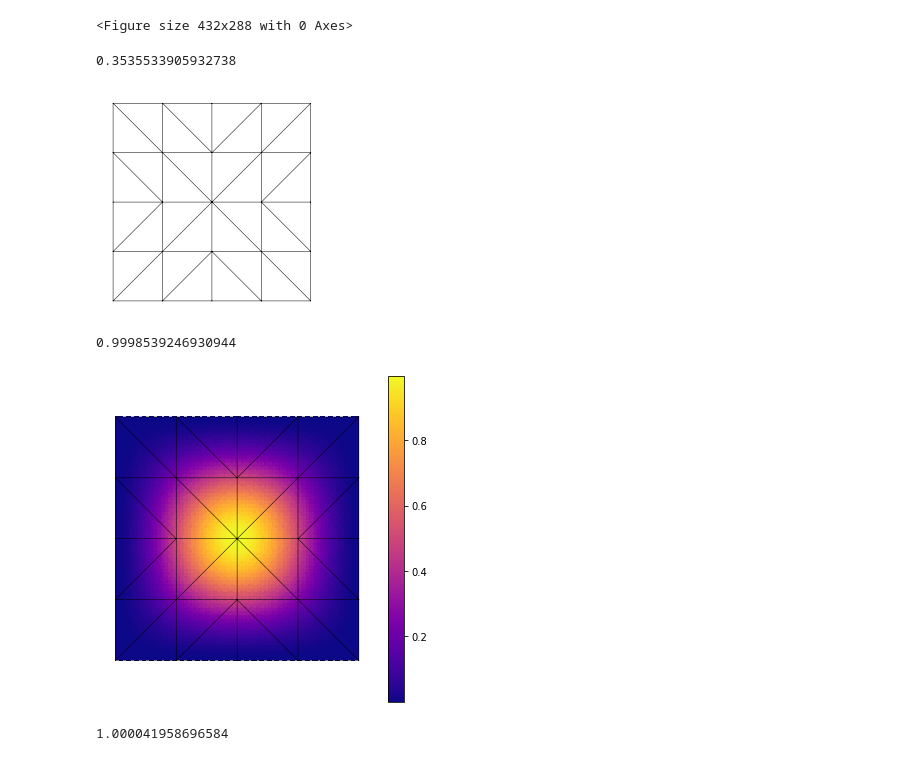
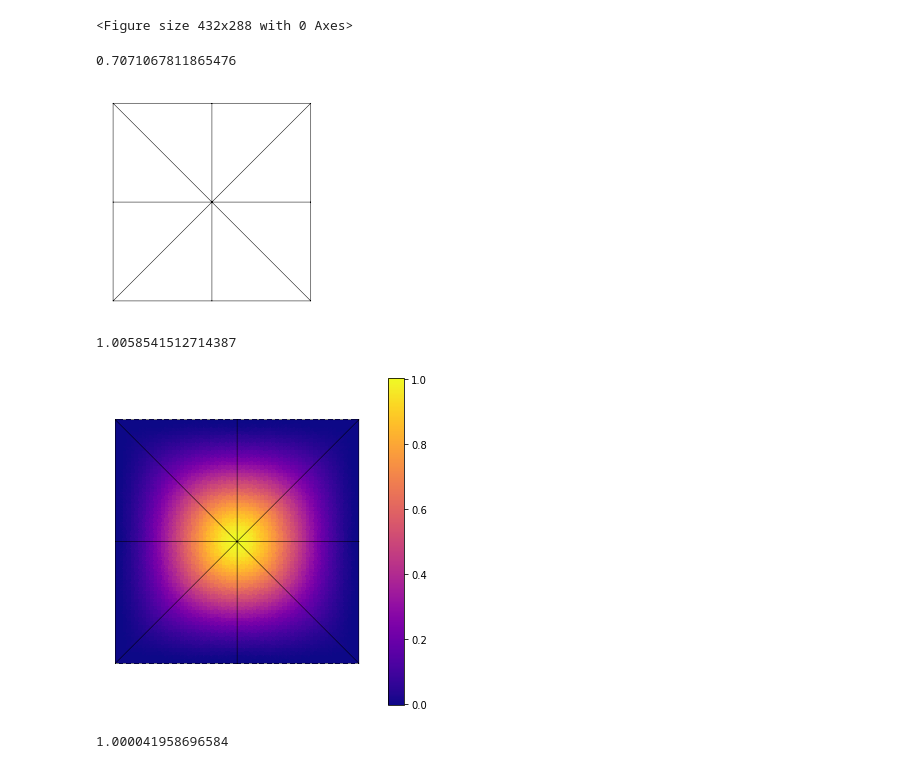
Before and after one commit to kinnala/kirchhoff-nitsche-ex1, a Jupyter notebook: nitsche_clamped_square.ipynb, the cells around one changed output. Drawn from its saved outputs; the diff is of its cells as text; code cells hidden in the pictures.

```diff
--- a/nitsche_clamped_square.ipynb
+++ b/nitsche_clamped_square.ipynb
@@ -10,13 +10,13 @@ plt.set_cmap('plasma')
 # %%
 m = MeshTri.init_sqsymmetric()
 import os
-nrefs=int(os.environ.get("NREFS", 1))
+nrefs=int(os.environ.get("NREFS", 0))
 m.refine(nrefs)
 draw(m)
 m.param()
 # %% [output]
-0.3535533905932738
+0.7071067811865476
-[figure, old version]
+[figure, new version]
 # %%
 e = ElementTriArgyris()
 e.derivatives = 3
@@ -131,13 +131,13 @@ B4 = asm(penalty_3v, cbasis_v)
 b = asm(linf, basis)
 # %%
 x = solve(A + B1 + B2 + B3 + B4, b)
-ax = draw(m, figsize=(6, 6), linestyle='w')
+ax = draw(m, figsize=(6, 6))
 Nrefs = 5 if nrefs==0 else 4
 plot(basis, x, Nrefs=Nrefs, colorbar=True, ax=ax)
 np.max(x[basis.nodal_dofs[0]])
 # %% [output]
-0.9998539246930944
+1.0058541512714387
-[figure, old version]
+[figure, new version]
 # %%
 D = basis.find_dofs({
     'left': m.facets_satisfying(lambda x: (x[0]==0)*(x[1]<1)*(x[1]>0)),
```
Also changed, not shown: parts of 1 cell of this notebook.
